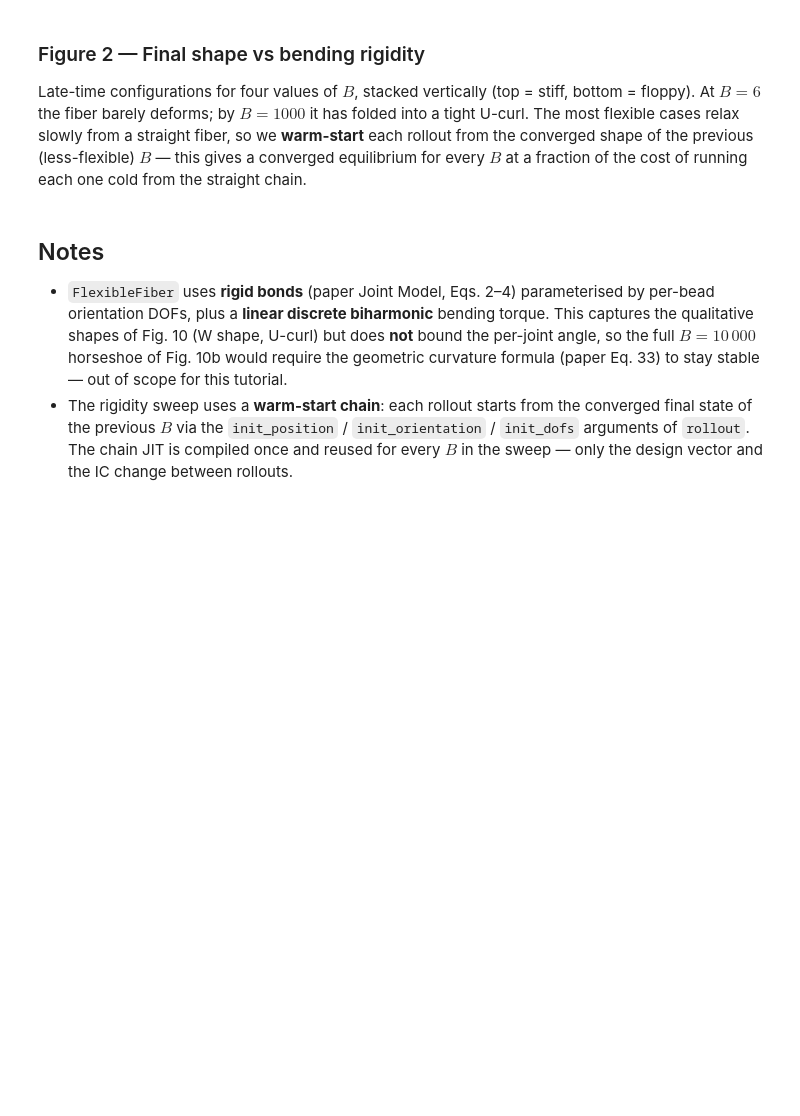
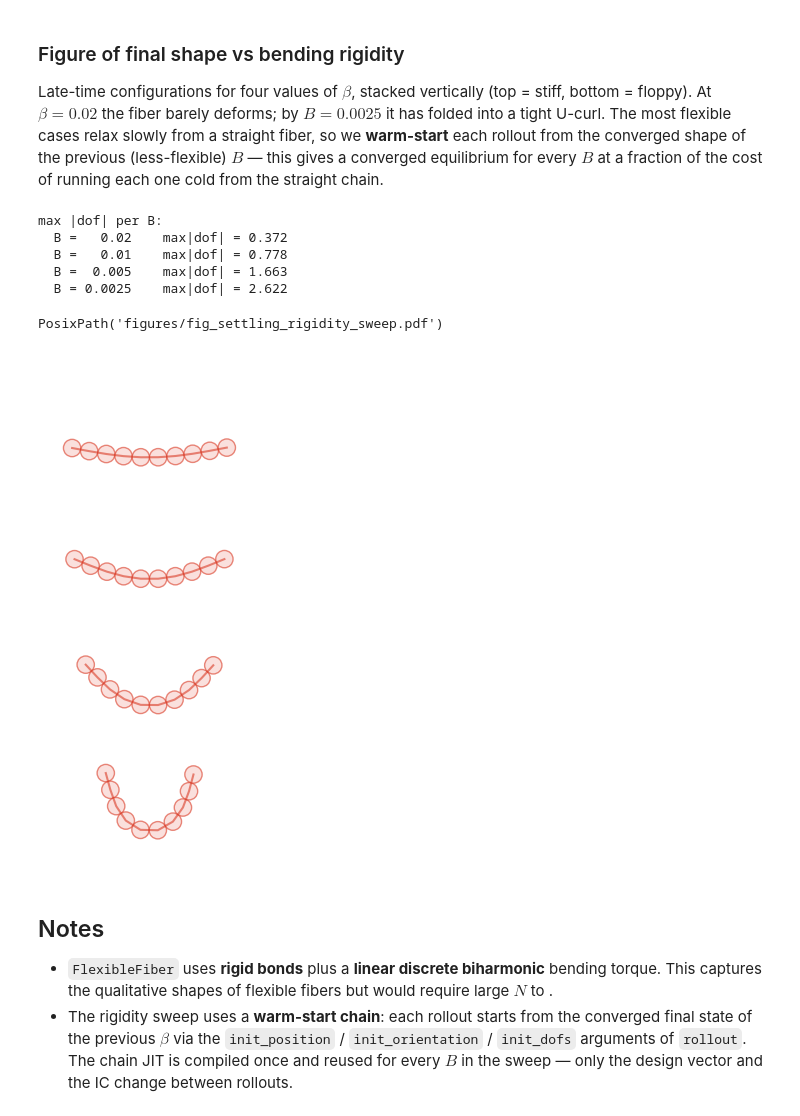
Before and after one commit to C0PEP0D/SoftMobility, a Jupyter notebook: softmobility/tutorials/12_flexible_fiber_2d.ipynb, the cells around one changed output. Cells and saved outputs as stored; diff of their text form; code cells hidden in the pictures; blank space fills up the shorter version.

Commit message:
validation tutorials

```diff
--- a/softmobility/tutorials/12_flexible_fiber_2d.ipynb
+++ b/softmobility/tutorials/12_flexible_fiber_2d.ipynb
@@ -216,17 +232,17 @@ fig1
 # %% [markdown]
-### Figure 2 — Final shape vs bending rigidity
+### Figure of final shape vs bending rigidity
 
-Late-time configurations for four values of $B$, stacked vertically
-(top = stiff, bottom = floppy). At $B = 6$ the fiber barely deforms;
-by $B = 1000$ it has folded into a tight U-curl. The most flexible
+Late-time configurations for four values of $\beta$, stacked vertically
+(top = stiff, bottom = floppy). At $\beta = 0.02$ the fiber barely deforms;
+by $B = 0.0025$ it has folded into a tight U-curl. The most flexible
 cases relax slowly from a straight fiber, so we **warm-start** each
 rollout from the converged shape of the previous (less-flexible) $B$
 — this gives a converged equilibrium for every $B$ at a fraction of
 the cost of running each one cold from the straight chain.
 # %%
-# Warm-start chain: run B values in order of increasing flexibility,
+# Warm-start chain: run beta values in order of increasing flexibility,
 # passing each run's final state as the IC for the next. The most
-# flexible cases (large B) take the longest to relax from a straight
+# flexible cases (large beta) take the longest to relax from a straight
 # fiber; warm-starting them from the previous (less-flexible) shape
 # cuts the transient. n_steps_chain is set so each leg converges to
 # Δ ~ 1e-3 a (see drafts/test_rigidity_sweep_convergence.py).
@@ -242,7 +258,7 @@ def run_settling_chain(design, init_position, init_orientation, init_dofs):
         init_dofs=init_dofs,
     )
 
-B_values = [6.0, 50.0, 200.0, 1000.0]
+beta_values = [0.02, 0.01, 0.005, 0.0025]
 final_shapes = []
 max_dof_log = []
 
@@ -251,59 +267,59 @@ init_position = jnp.zeros(3)
 init_orientation = jnp.zeros(3)
 init_dofs = jnp.zeros(fiber_set.Ndof)
 
-for B in B_values:
-    design_B = jnp.array([a, K_b_for_B(B), m])
+for beta in beta_values:
+    design_B = jnp.array([a, K_b_for_beta(beta), m])
     pos, ori, dof = run_settling_chain(
         design_B, init_position, init_orientation, init_dofs,
     )
     final_shapes.append(
         lab_bead_positions(fiber_set, pos, ori, dof, design=np.asarray(design_B))[-1]
     )
-    max_dof_log.append((B, float(np.max(np.abs(dof)))))
+    max_dof_log.append((beta, float(np.max(np.abs(dof)))))
     # Carry the converged state forward as the IC for the next (more flexible) B.
     init_position = pos[-1]
     init_orientation = ori[-1]
     init_dofs = dof[-1]
 
 print("max |dof| per B:")
-for B, m_dof in max_dof_log:
-    print(f"  B = {B:>6g}    max|dof| = {m_dof:.3f}")
+for beta, m_dof in max_dof_log:
+    print(f"  B = {beta:>6g}    max|dof| = {m_dof:.3f}")
 
 fig2, ax2 = figstyle.figure(size="half", aspect=0.6)
 
-for i, (B, snap) in enumerate(zip(B_values, final_shapes, strict=True)):
+for i, (beta, snap) in enumerate(zip(beta_values, final_shapes, strict=True)):
     snap_xz = snap[:, [0, 2]]
     placed = stack_shape(snap_xz, i, z_step)
     draw_shape(
         ax2, placed,
         color=figstyle.COLORS["red"],
         fill=figstyle.COLORS["red_25"],
         opacity=0.6,
     )
-    figstyle.add_label(
-        ax2, (x_label, -i * z_step), f"B = {B:g}", anchor="middle right",
-    )
 
-y_bot2 = -(len(B_values) - 1) * z_step - 0.5 * z_step
+y_bot2 = -(len(beta_values) - 1) * z_step - 0.5 * z_step
 ax2.set_xlim(x_left, x_right)
 ax2.set_ylim(y_bot2, y_top)
 ax2.set_aspect("equal")
 ax2.set_axis_off()
 
 figstyle.save(fig2, "fig_settling_rigidity_sweep", figdir=FIGDIR)
-fig2
+# %% [output]
+max |dof| per B:
+  B =   0.02    max|dof| = 0.372
+  B =   0.01    max|dof| = 0.778
+  B =  0.005    max|dof| = 1.663
+  B = 0.0025    max|dof| = 2.622
+PosixPath('figures/fig_settling_rigidity_sweep.pdf')
+[figure, added]
 # %% [markdown]
 ## Notes
 
-* `FlexibleFiber` uses **rigid bonds** (paper Joint Model, Eqs. 2–4)
-  parameterised by per-bead orientation DOFs, plus a **linear discrete
+* `FlexibleFiber` uses **rigid bonds**  plus a **linear discrete
   biharmonic** bending torque. This captures the qualitative shapes of
-  Fig. 10 (W shape, U-curl) but does **not** bound the per-joint
-  angle, so the full $B = 10\,000$ horseshoe of Fig. 10b would require
-  the geometric curvature formula (paper Eq. 33) to stay stable —
-  out of scope for this tutorial.
+  flexible fibers but would require large $N$ to .
 * The rigidity sweep uses a **warm-start chain**: each rollout starts
-  from the converged final state of the previous $B$ via the
+  from the converged final state of the previous $\beta$ via the
   ``init_position`` / ``init_orientation`` / ``init_dofs`` arguments
   of ``rollout``. The chain JIT is compiled once and reused for every
   $B$ in the sweep — only the design vector and the IC change between
```
Also changed, not shown: parts of 12 cells of this notebook, 28 other files.
